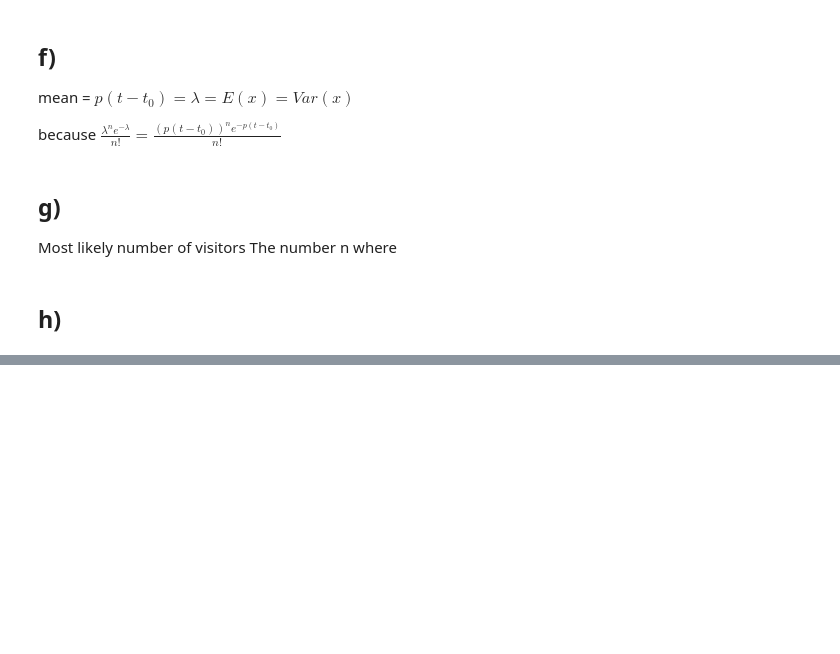
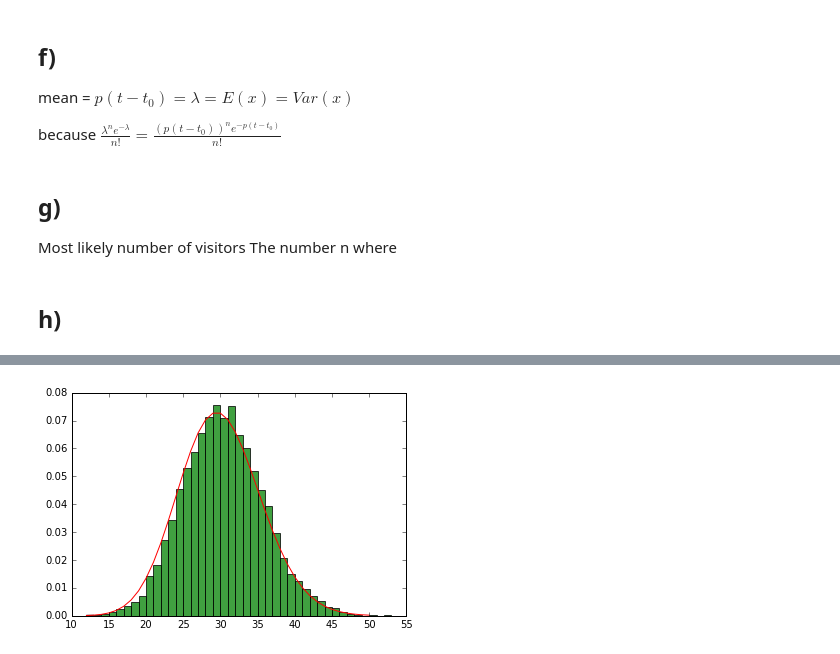
Before and after one commit to jj1993/Applied-mechanism-design-and-big-data, a Jupyter notebook: Poission 0.1.ipynb, the cells around one changed output, grey strips where cells are left out. Cells and saved outputs as stored; diff of their text form; code cells hidden in the pictures; blank space fills up the shorter version.

```diff
--- a/Poission 0.1.ipynb
+++ b/Poission 0.1.ipynb
@@ -96,0 +131,30 @@ fig.show()
+# %%
+import numpy as np
+
+def exponential_pdf_visitors_one_hour(p):
+    visitors = 0
+    time = 0
+    while time < 60:
+        time += np.random.exponential(1/p)
+        visitors += 1
+    return visitors-1
+
+
+fig = plt.figure()
+p=0.5
+visitors_list = []
+for i in range(10000):
+    visitors = exponential_pdf_visitors_one_hour(p)
+    visitors_list.append(visitors)
+n, bins, patches = plt.hist(experiment_list, bin_count, normed=True, facecolor='green', alpha=0.75)
+
+
+
+mu = p*(60-0)
+dist = poisson(mu)
+x = range(min(visitors_list), max(visitors_list))
+poi = [dist.pmf(i) for i in x]
+plt.plot(x, poi, c='red')
+fig.show()
+# %% [output]
+[figure, added]
```
Also changed, not shown: parts of 4 cells of this notebook.
